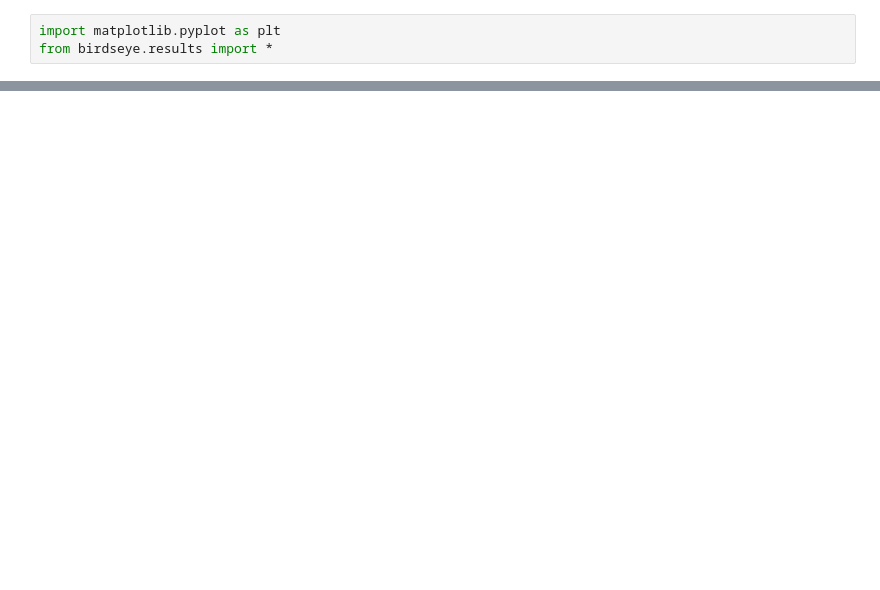
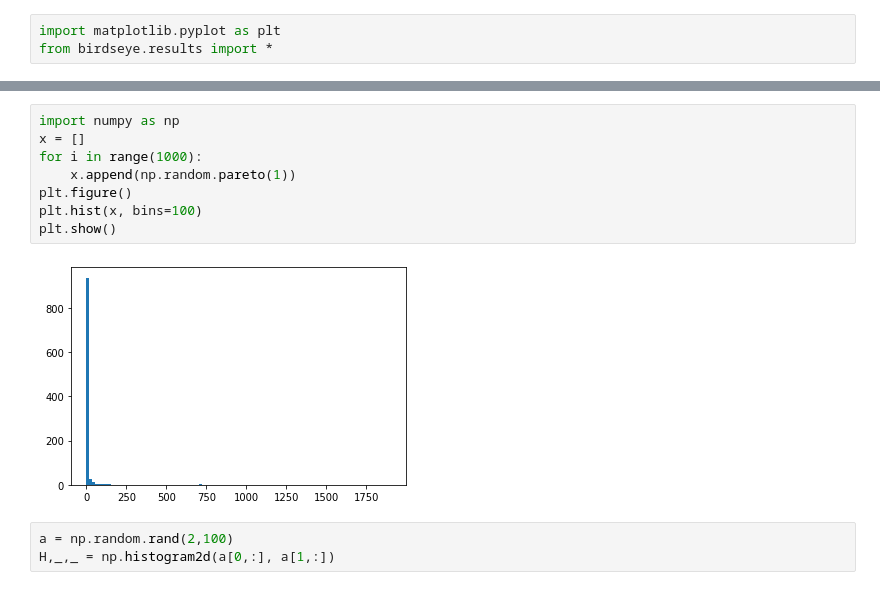
Before and after one commit to IQTLabs/BirdsEye, a Jupyter notebook: results.ipynb, the cells around one changed output, grey strips where cells are left out. Cells and saved outputs as stored; diff of their text form; blank space fills up the shorter version.

```diff
--- a/results.ipynb
+++ b/results.ipynb
@@ -61,0 +201,13 @@ plt.show()
+# %%
+import numpy as np
+x = []
+for i in range(1000):
+    x.append(np.random.pareto(1))
+plt.figure()
+plt.hist(x, bins=100)
+plt.show()
+# %% [output]
+[figure, added]
+# %%
+a = np.random.rand(2,100)
+H,_,_ = np.histogram2d(a[0,:], a[1,:])
```
Also changed, not shown: parts of 18 cells of this notebook, 4 other files.
